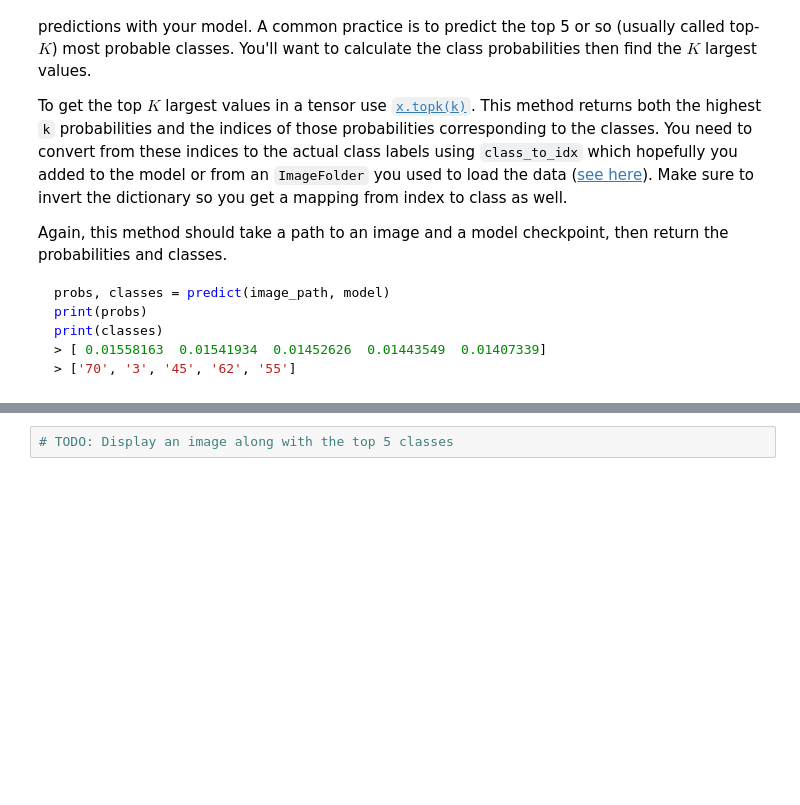
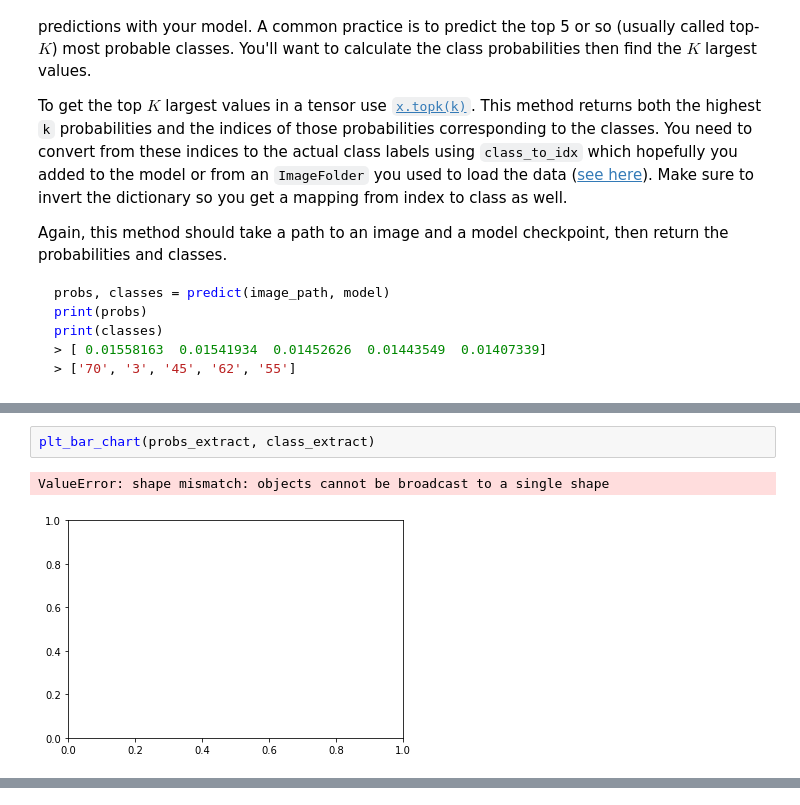
Before and after one commit to samlexrod/flower_classifier_project, a Jupyter notebook: Image Classifier Project.ipynb, the cells around one changed output, grey strips where cells are left out. Cells and saved outputs as stored; diff of their text form; blank space fills up the shorter version.

```diff
--- a/Image Classifier Project.ipynb
+++ b/Image Classifier Project.ipynb
@@ -275,3 +334,8 @@ def predict(image_path, model, topk=5):
+# %%
+plt_bar_chart(probs_extract, class_extract)
+# %% [output]
+ValueError: shape mismatch: objects cannot be broadcast to a single shape
+[figure, added]
 # %% [markdown]
 ## Sanity Checking
 
@@ -280,5 +344,3 @@ Now that you can use a trained model for predictions, check to make sure it make
 <img src='assets/inference_example.png' width=300px>
 
 You can convert from the class integer encoding to actual flower names with the `cat_to_name.json` file (should have been loaded earlier in the notebook). To show a PyTorch tensor as an image, use the `imshow` function defined above.
-# %%
-# TODO: Display an image along with the top 5 classes
```
Also changed, not shown: parts of 11 cells of this notebook, 1 other file.
